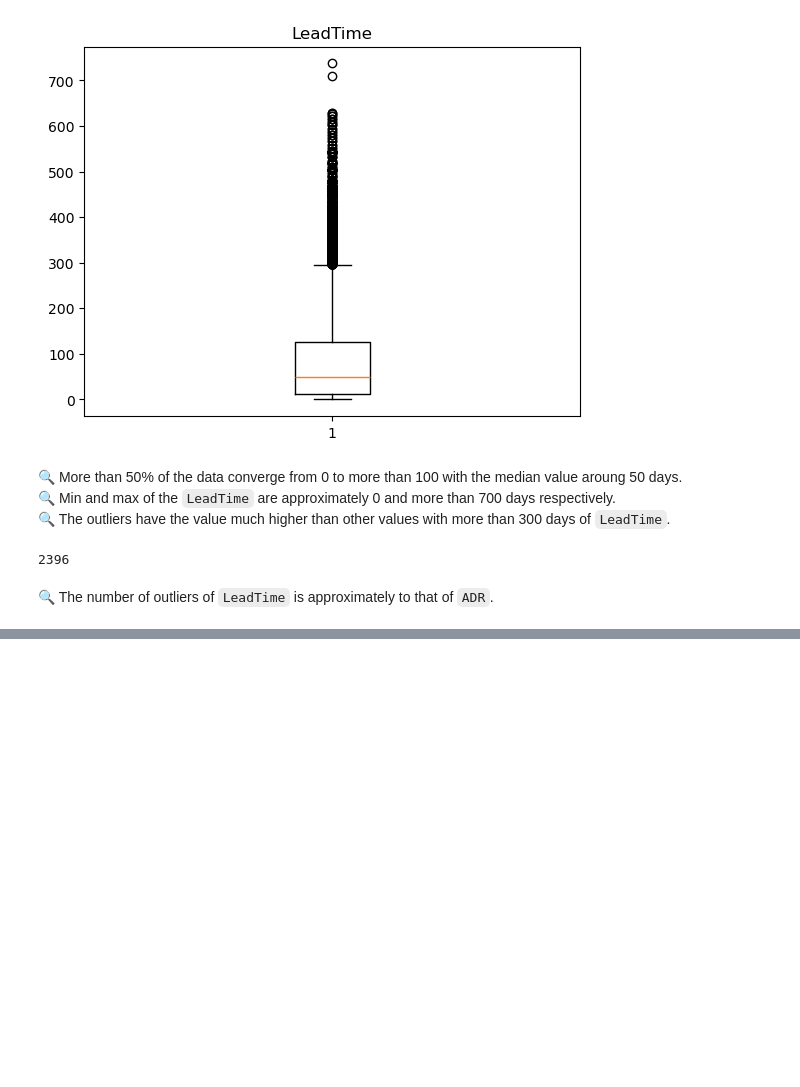
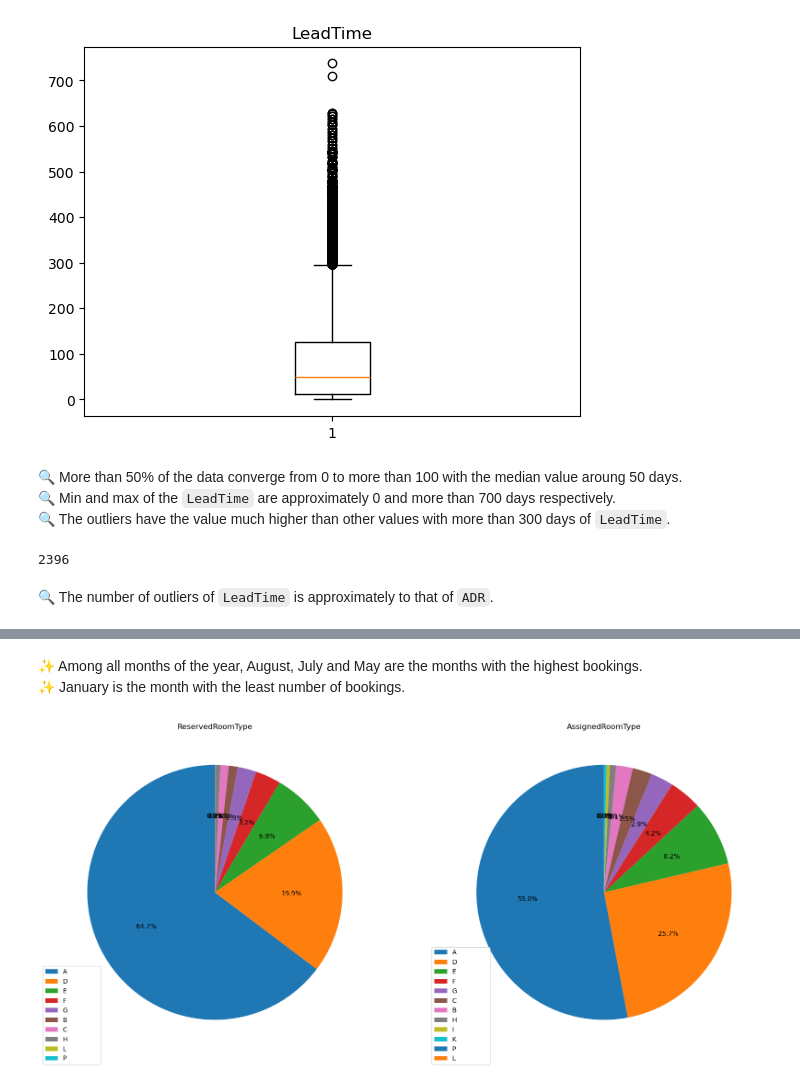
Before and after one commit to danghuynh-bit/LTKHDL_hotekbookingdemand, a Jupyter notebook: 02_Preprocessing.ipynb, the cells around one changed output, grey strips where cells are left out. Drawn from its saved outputs; the diff is of its cells as text; code cells hidden in the pictures; blank space fills up the shorter version.

```diff
--- a/02_Preprocessing.ipynb
+++ b/02_Preprocessing.ipynb
@@ -325,0 +497,25 @@ count_outliers(raw_df['LeadTime'])
+# %% [markdown]
+✨ Among all months of the year, August, July and May are the months with the highest bookings.
+✨ January is the month with the least number of bookings.
+# %%
+# Create fig and axes
+fig, axes = plt.subplots(1, 2, figsize=(20, 9))
+axes = axes.flatten()
+
+# Define column names
+cols = ['ReservedRoomType', 'AssignedRoomType']
+
+# Plot histograms for each axe
+for i in range(2):
+    data_dict = string_profile[cols[i]]['distribution']
+    labels = list(data_dict.keys())
+    sizes = list(data_dict.values())
+
+    axes[i].pie(sizes, labels=None, autopct='%1.1f%%', startangle=90)
+    axes[i].set_title(cols[i])
+    axes[i].set_aspect('equal')
+    axes[i].legend(labels, loc='lower left', bbox_to_anchor=(-0.05, -0.05))
+
+plt.show()
+# %% [output]
+[figure, added]
```
Also changed, not shown: parts of 29 cells of this notebook.
